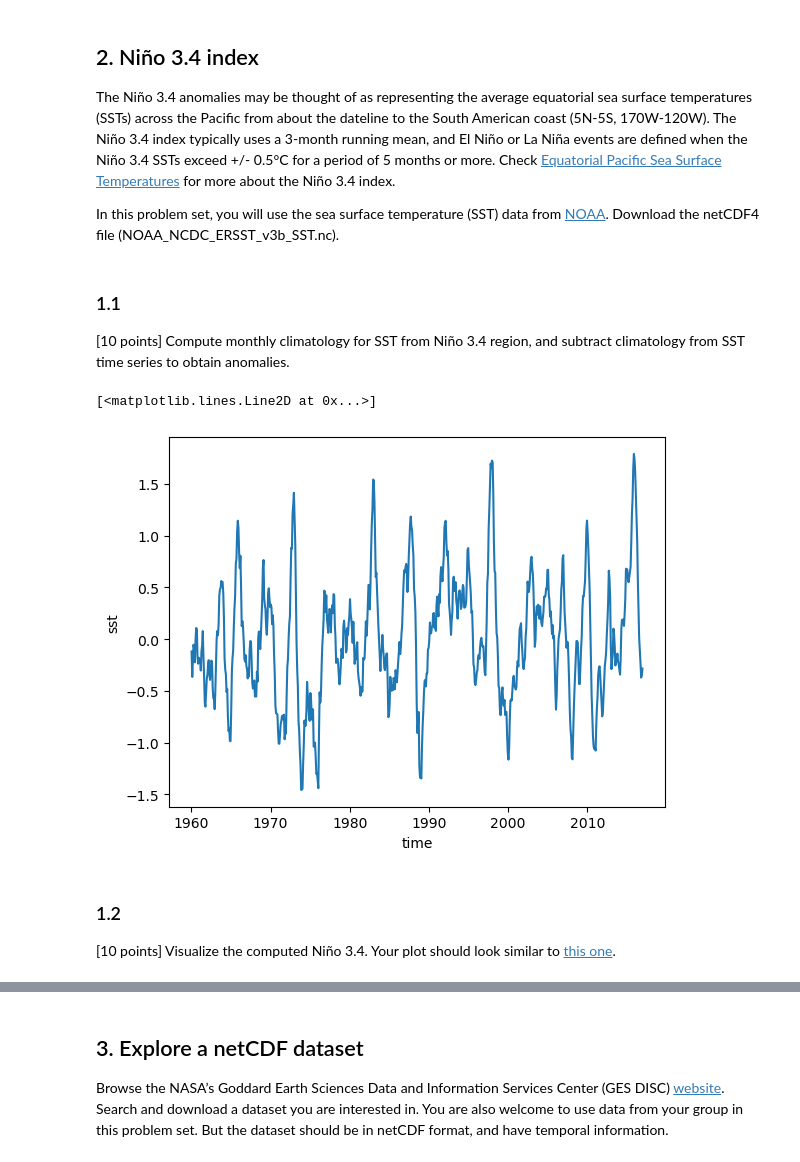
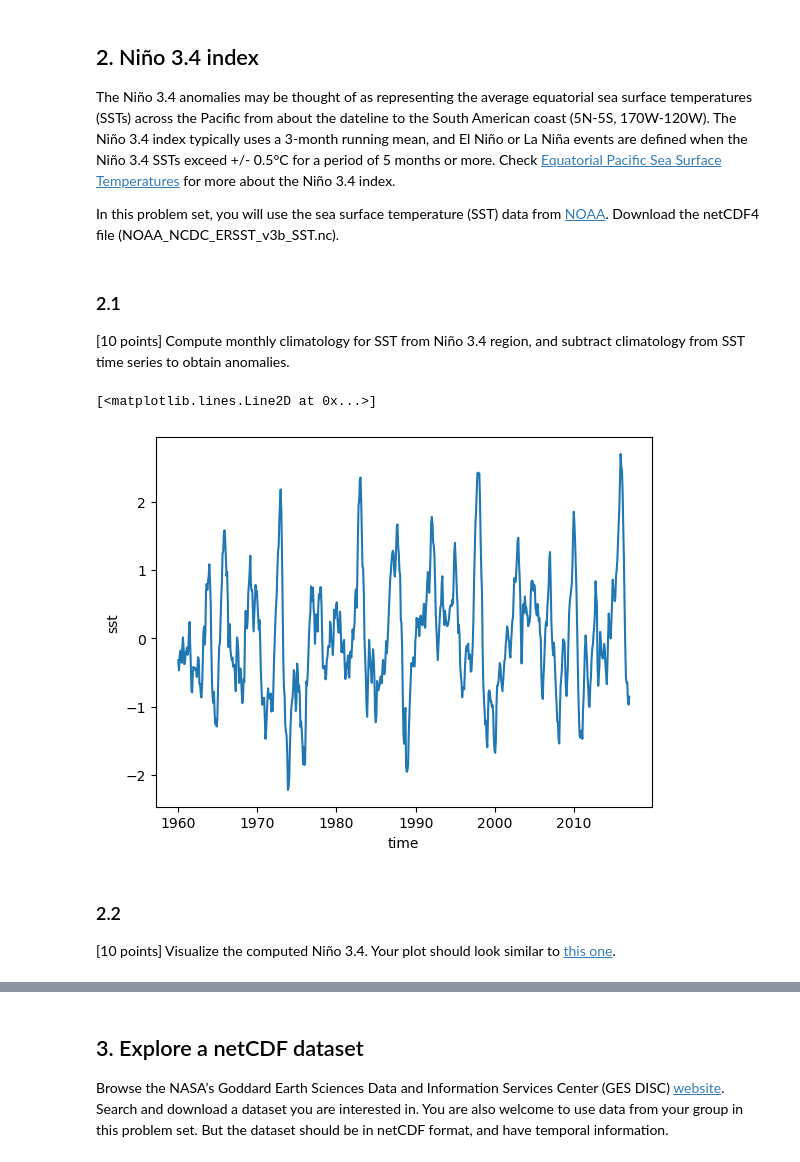
Before and after one commit to SolaProject/ESE5023_Assignments_12531386, a Jupyter notebook: PS3.ipynb, the cells around one changed output, grey strips where cells are left out. Drawn from its saved outputs; the diff is of its cells as text; code cells hidden in the pictures.

```diff
--- a/PS3.ipynb
+++ b/PS3.ipynb
@@ -54,20 +62,21 @@ The Niño 3.4 anomalies may be thought of as representing the average equatorial
 
 In this problem set, you will use the sea surface temperature (SST) data from [NOAA](https://www.noaa.gov/). Download the netCDF4 file (NOAA_NCDC_ERSST_v3b_SST.nc).
 # %% [markdown]
-### 1.1
+### 2.1
 
 [10 points] Compute monthly climatology for SST from Niño 3.4 region, and subtract climatology from SST time series to obtain anomalies.
 # %%
 ds = xr.open_dataset("./data/NOAA_NCDC_ERSST_v3b_SST.nc")
 ds_nino = ds.sel(lon=slice(-170+360, -120+360), lat=slice(-5, 5))
-nino_sst = ds_nino["sst"].weighted(np.cos(ds_nino.lat)).mean(dim=["lon", "lat"])
+# nino_sst = ds_nino["sst"].weighted(np.cos(ds_nino.lat)).mean(dim=["lon", "lat"])
+nino_sst = ds_nino["sst"].mean(dim=["lon", "lat"])
 nino_sst_anom = nino_sst.groupby("time.month") - nino_sst.groupby("time.month").mean()
 nino_sst_anom.plot()
 # ds_nino["sst"].mean(dim=["lon", "lat"])
 # %% [output]
 [<matplotlib.lines.Line2D at 0x...>]
-[figure, old version]
+[figure, new version]
 # %% [markdown]
-### 1.2
+### 2.2
 
 [10 points] Visualize the computed Niño 3.4. Your plot should look similar to [this one](https://zhu-group.github.io/ese5023/Assignment_03.html#:~:text=look%20similar%20to-,this%20one,-.).
```
Also changed, not shown: parts of 2 cells of this notebook.
